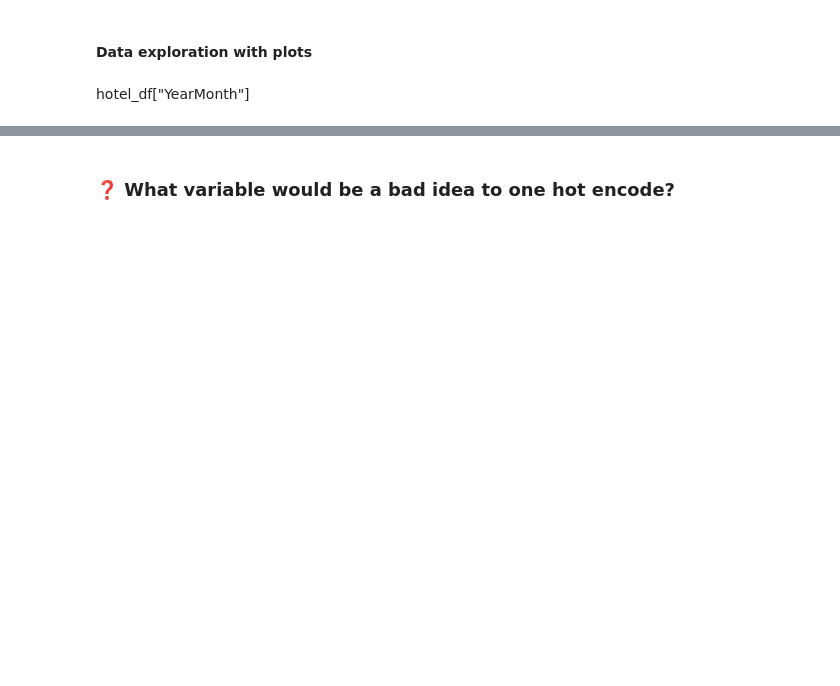
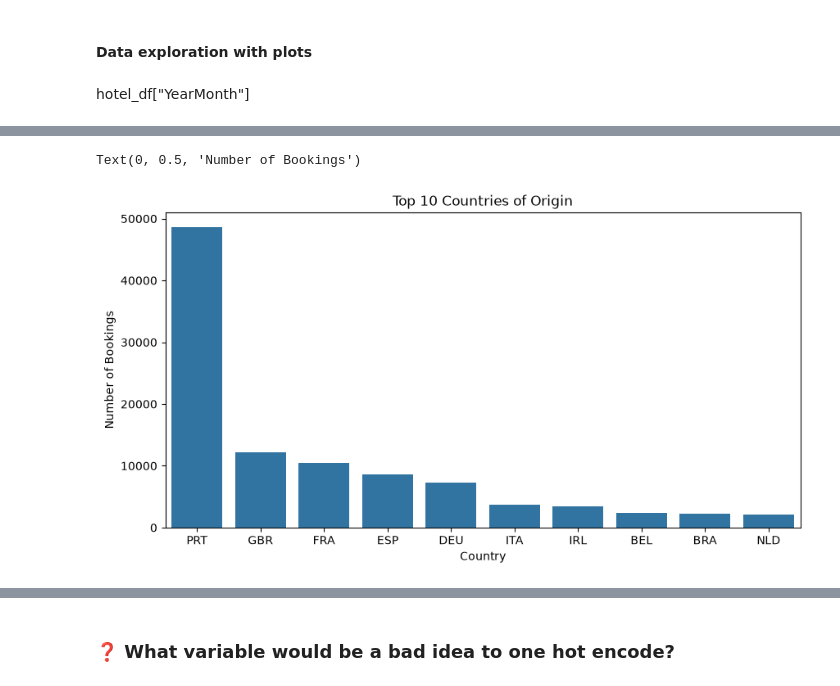
Before and after one commit to matteogradinaru/students2627, a Jupyter notebook: lab6/lab_6_part_2_classification.ipynb, the cells around one changed output, grey strips where cells are left out. Saved outputs shown, nothing was run; the diff lists cells and outputs as text; code cells hidden in the pictures; blank space fills up the shorter version.

```diff
--- a/lab6/lab_6_part_2_classification.ipynb
+++ b/lab6/lab_6_part_2_classification.ipynb
@@ -200,3 +391,14 @@ hotel_df["YearMonth"]
+# %%
+# ❓ Where do the guests come from?
+top_countries = hotel_df["Country"].value_counts().head(10)
+fig, ax = plt.subplots(figsize=(10, 5))
+sns.barplot(x=top_countries.index, y=top_countries.values, ax=ax)
+ax.set_title("Top 10 Countries of Origin")
+ax.set_xlabel("Country")
+ax.set_ylabel("Number of Bookings")
+# %% [output]
+Text(0, 0.5, 'Number of Bookings')
+[figure, added]
 # %%
 # Extra, just the top 10
 
```
Also changed, not shown: parts of 58 cells of this notebook, 1 other file.
